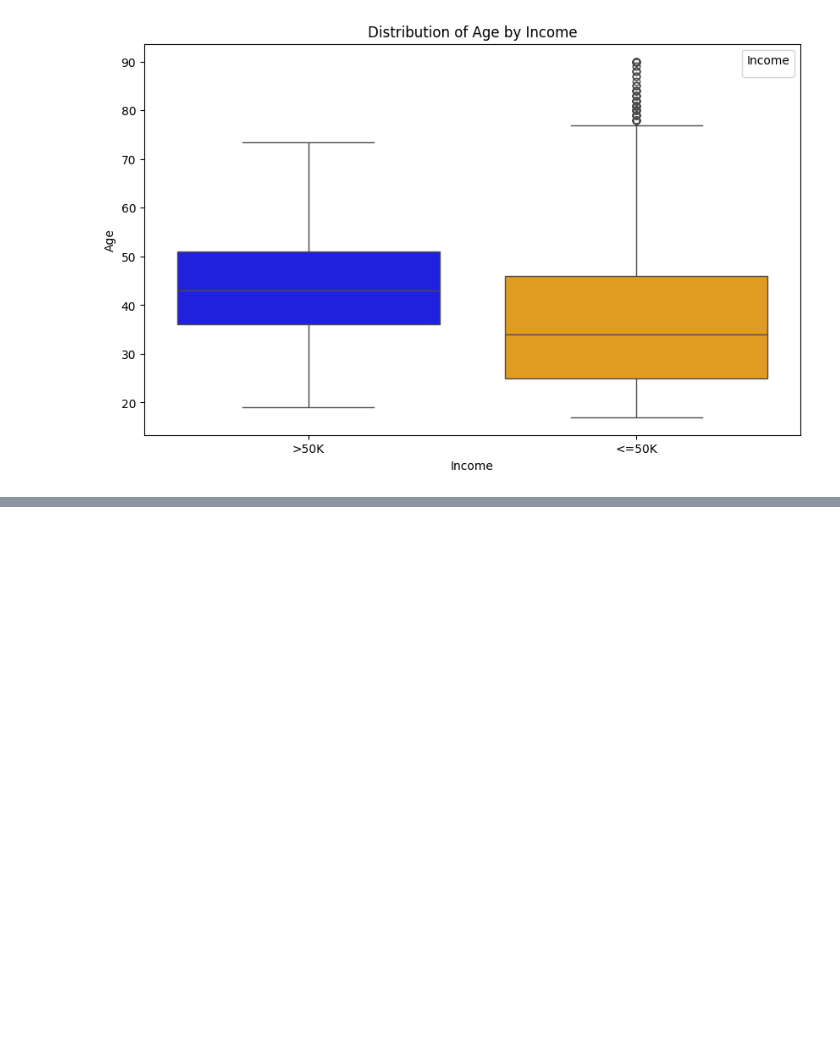
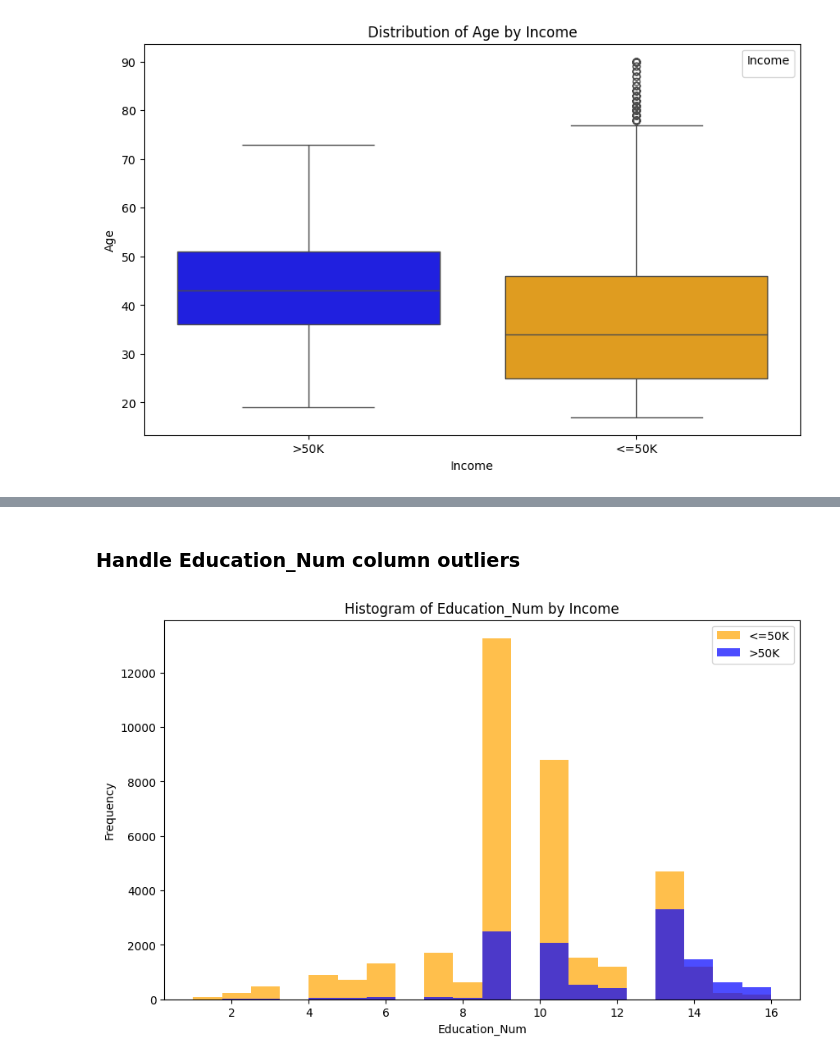
Before and after one commit to Benura2020/Income-Classification-ML, a Jupyter notebook: income_prediction_ml_project.ipynb, the cells around one changed output, grey strips where cells are left out. Cells and saved outputs as stored; diff of their text form; code cells hidden in the pictures; blank space fills up the shorter version.

```diff
--- a/income_prediction_ml_project.ipynb
+++ b/income_prediction_ml_project.ipynb
@@ -1113,0 +1178,18 @@ Name: Age, Length: 11680, dtype: int64
+# %% [markdown]
+### Handle Education_Num column outliers
+# %%
+# Define colors for income groups
+under50K_color = 'orange'
+over50K_color = 'blue'
+
+# Plot histogram for Education_Num column by income group
+plt.figure(figsize=(10, 6))
+plt.hist(census_income_df[census_income_df['Income'] == '<=50K']['Education_Num'], bins=20, color=under50K_color, alpha=0.7, label='<=50K')
+plt.hist(census_income_df[census_income_df['Income'] == '>50K']['Education_Num'], bins=20, color=over50K_color, alpha=0.7, label='>50K')
+plt.title('Histogram of Education_Num by Income')
+plt.xlabel('Education_Num')
+plt.ylabel('Frequency')
+plt.legend()
+plt.show()
+# %% [output]
+[figure, added]
```
Also changed, not shown: parts of 83 cells of this notebook, 2 other files.
